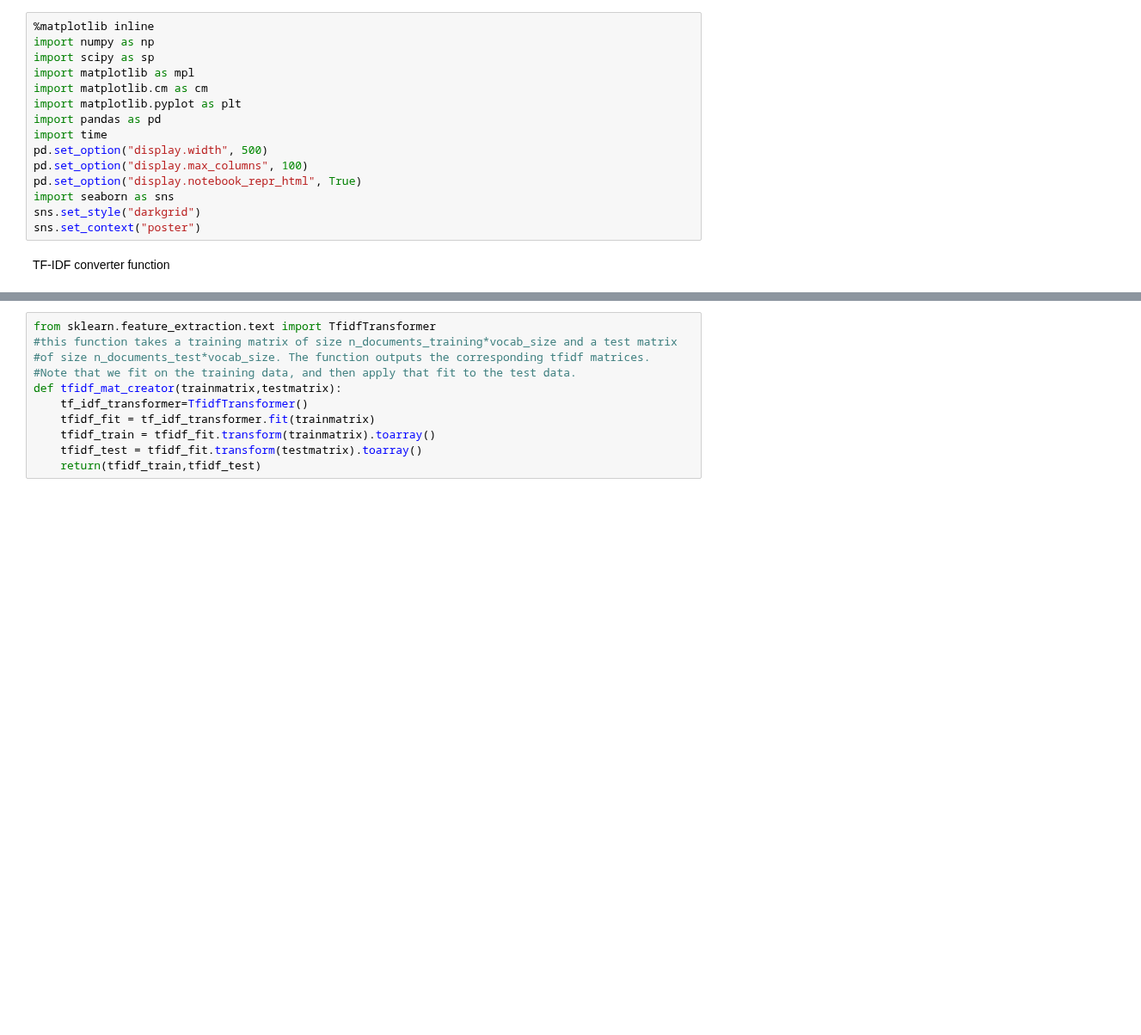
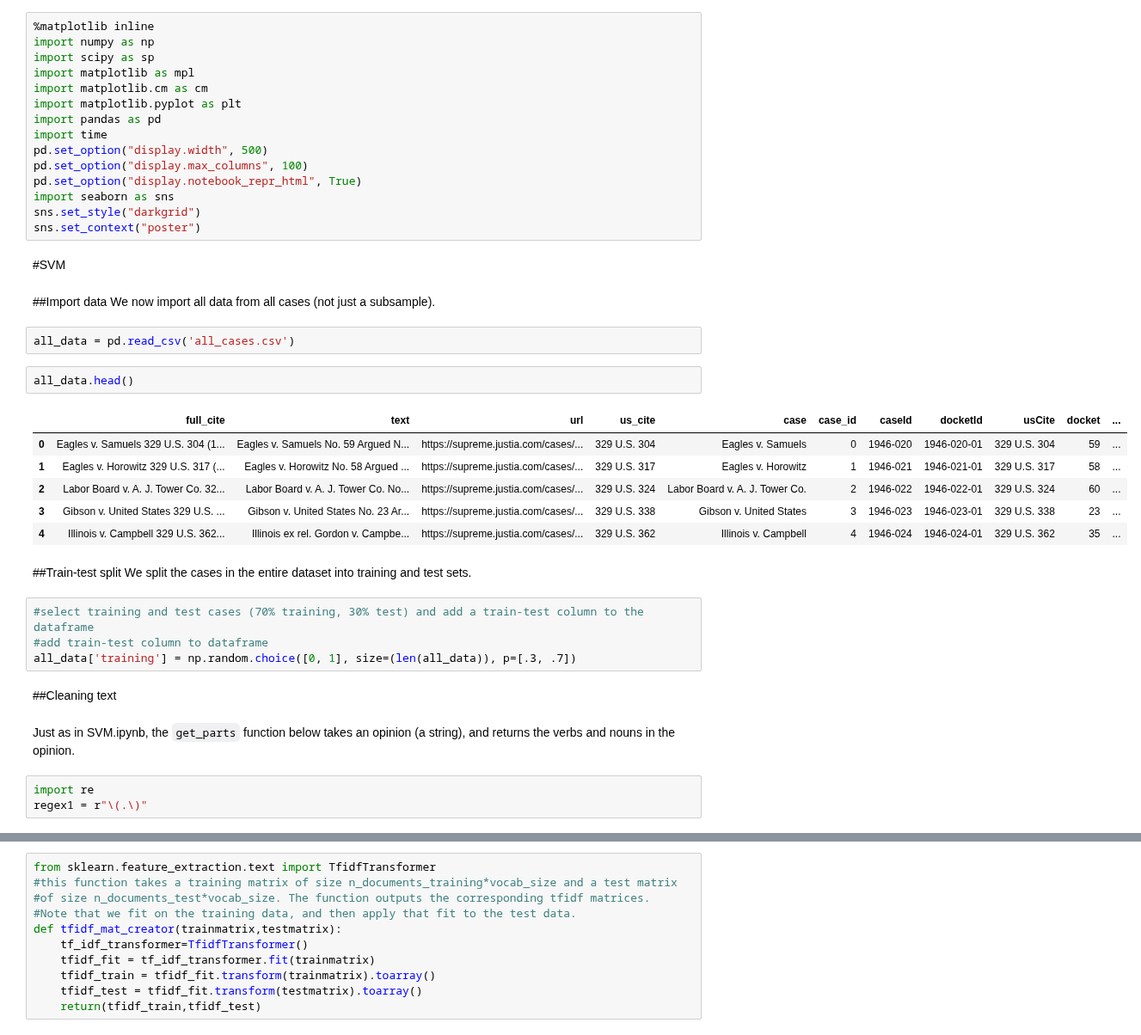
Before and after one commit to yunhanxu/cs109-project, a Jupyter notebook: comparisons_and_conclusion.ipynb, the cells around one changed output, grey strips where cells are left out. Shown at 86% size. Drawn from its saved outputs; the diff is of its cells as text; blank space fills up the shorter version.

Commit message:
comparisons_and_conclusion.ipynb: finished running SVM, but need to add some explanations. added in a bit of code for NB but haven't run it

```diff
--- a/comparisons_and_conclusion.ipynb
+++ b/comparisons_and_conclusion.ipynb
@@ -13,5 +13,33 @@ pd.set_option("display.notebook_repr_html", True)
 import seaborn as sns
 sns.set_style("darkgrid")
 sns.set_context("poster")
-# %% [markdown]
-TF-IDF converter function
+# %% [markdown]
+#SVM
+# %% [markdown]
+##Import data
+We now import all data from all cases (not just a subsample).
+# %%
+all_data = pd.read_csv('all_cases.csv')
+# %%
+all_data.head()
+# %% [output]
+|  | full_cite | text | url | us_cite | case | case_id | caseId | docketId | usCite | docket | ... |
+| 0 | Eagles v. Samuels 329 U.S. 304 (1... | Eagles v. Samuels No. 59 Argued N... | https://supreme.justia.com/cases/... | 329 U.S. 304 | Eagles v. Samuels | 0 | 1946-020 | 1946-020-01 | 329 U.S. 304 | 59 | ... |
+| 1 | Eagles v. Horowitz 329 U.S. 317 (... | Eagles v. Horowitz No. 58 Argued ... | https://supreme.justia.com/cases/... | 329 U.S. 317 | Eagles v. Horowitz | 1 | 1946-021 | 1946-021-01 | 329 U.S. 317 | 58 | ... |
+| 2 | Labor Board v. A. J. Tower Co. 32... | Labor Board v. A. J. Tower Co. No... | https://supreme.justia.com/cases/... | 329 U.S. 324 | Labor Board v. A. J. Tower Co. | 2 | 1946-022 | 1946-022-01 | 329 U.S. 324 | 60 | ... |
+| 3 | Gibson v. United States 329 U.S. ... | Gibson v. United States No. 23 Ar... | https://supreme.justia.com/cases/... | 329 U.S. 338 | Gibson v. United States | 3 | 1946-023 | 1946-023-01 | 329 U.S. 338 | 23 | ... |
+| 4 | Illinois v. Campbell 329 U.S. 362... | Illinois ex rel. Gordon v. Campbe... | https://supreme.justia.com/cases/... | 329 U.S. 362 | Illinois v. Campbell | 4 | 1946-024 | 1946-024-01 | 329 U.S. 362 | 35 | ... |
+# %% [markdown]
+##Train-test split
+We split the cases in the entire dataset into training and test sets.
+# %%
+#select training and test cases (70% training, 30% test) and add a train-test column to the dataframe
+#add train-test column to dataframe
+all_data['training'] = np.random.choice([0, 1], size=(len(all_data)), p=[.3, .7])
+# %% [markdown]
+##Cleaning text
+# %% [markdown]
+Just as in SVM.ipynb, the `get_parts` function below takes an opinion (a string), and returns the verbs and nouns in the opinion.
+# %%
+import re
+regex1 = r"\(.\)"
```
Also changed, not shown: parts of 45 cells of this notebook.
